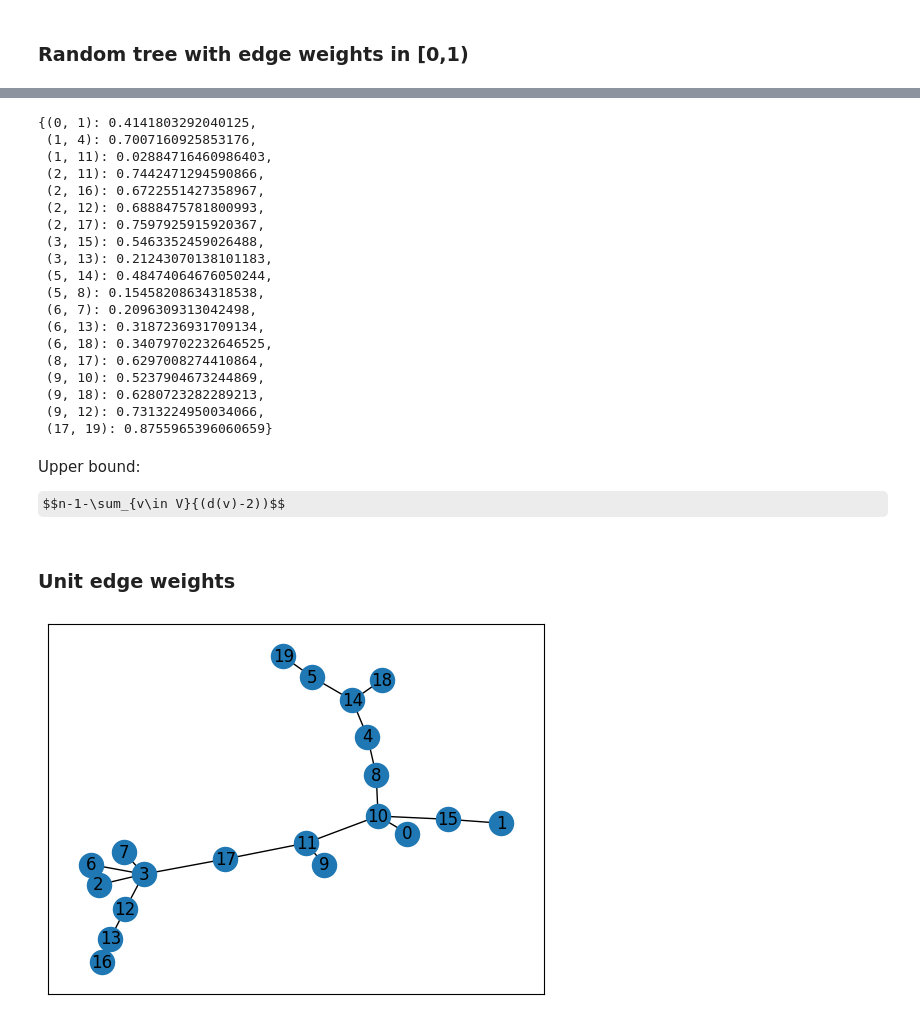
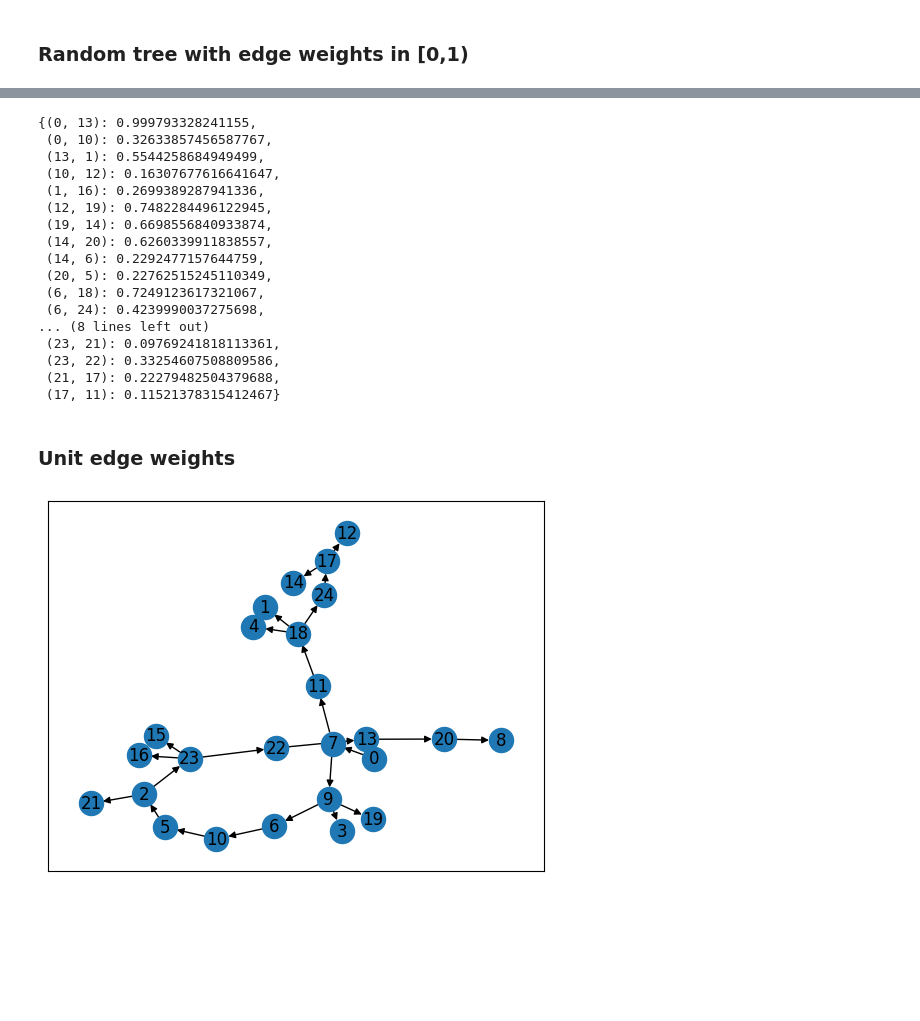
Before and after one commit to JulesGB/MeanFieldLastPassagePercolation, a Jupyter notebook: tree_cover.ipynb, the cells around one changed output, grey strips where cells are left out. Cells and saved outputs as stored; diff of their text form; code cells hidden in the pictures; some formulas as TeX source; blank space fills up the shorter version.

```diff
--- a/tree_cover.ipynb
+++ b/tree_cover.ipynb
@@ -17,17 +17,9 @@ def draw_path_cover(tree, layout):
 # %% [markdown]
 ### Random tree with edge weights in [0,1)
 # %%
-n = 20
-tree = nx.random_labeled_tree(20)
+n = 25
+tree = nx.random_labeled_tree(n)
+tree = nx.bfs_tree(tree, 0)
 
 for s,t in tree.edges():
     tree[s][t]['weight'] = random.random() # assign a random edge weight in [0,1)
-# %%
-ones_tree = nx.random_labeled_tree(20)
-for s,t in ones_tree.edges():
-    ones_tree[s][t]['weight'] = 1
-
-layout = nx.spring_layout(ones_tree)
-nx.draw_networkx(ones_tree, pos=layout)
-
-print(util.path_cover_two(ones_tree))
@@ -63,40 +52,34 @@ Difference: -0.6297008274410869
 # %%
 nx.get_edge_attributes(tree, 'weight')
 # %% [output]
-{(0, 1): 0.4141803292040125,
- (1, 4): 0.7007160925853176,
- (1, 11): 0.02884716460986403,
- (2, 11): 0.7442471294590866,
- (2, 16): 0.6722551427358967,
- (2, 12): 0.6888475781800993,
- (2, 17): 0.7597925915920367,
- (3, 15): 0.5463352459026488,
- (3, 13): 0.21243070138101183,
- (5, 14): 0.48474064676050244,
- (5, 8): 0.15458208634318538,
- (6, 7): 0.2096309313042498,
- (6, 13): 0.3187236931709134,
- (6, 18): 0.34079702232646525,
- (8, 17): 0.6297008274410864,
- (9, 10): 0.5237904673244869,
- (9, 18): 0.6280723282289213,
- (9, 12): 0.7313224950034066,
- (17, 19): 0.8755965396060659}
+{(0, 13): 0.999793328241155,
+ (0, 10): 0.32633857456587767,
+ (13, 1): 0.5544258684949499,
+ (10, 12): 0.16307677616641647,
+ (1, 16): 0.2699389287941336,
+ (12, 19): 0.7482284496122945,
+ (19, 14): 0.6698556840933874,
+ (14, 20): 0.6260339911838557,
+ (14, 6): 0.2292477157644759,
+ (20, 5): 0.22762515245110349,
+ (6, 18): 0.7249123617321067,
+ (6, 24): 0.4239990037275698,
+... (8 lines left out)
+ (23, 21): 0.09769241818113361,
+ (23, 22): 0.33254607508809586,
+ (21, 17): 0.22279482504379688,
+ (17, 11): 0.11521378315412467}
-# %% [markdown]
-Upper bound:
-
-$$n-1-\sum_{v\in V}{(d(v)-2))$$
 # %% [markdown]
 ### Unit edge weights
 # %%
-ones_tree = nx.random_labeled_tree(20)
+ones_tree = nx.random_labeled_tree(n)
 for s,t in ones_tree.edges():
     ones_tree[s][t]['weight'] = 1
 
 ones_layout = nx.spring_layout(ones_tree)
-nx.draw_networkx(ones_tree, pos=ones_layout)
+nx.draw_networkx(nx.bfs_tree(ones_tree, 0), pos=ones_layout)
 # %% [output]
-[figure, old version]
+[figure, new version]
 # %%
 draw_path_cover(ones_tree, ones_layout)
 # %% [output]
```
Also changed, not shown: parts of 5 cells of this notebook, 1 other file.
